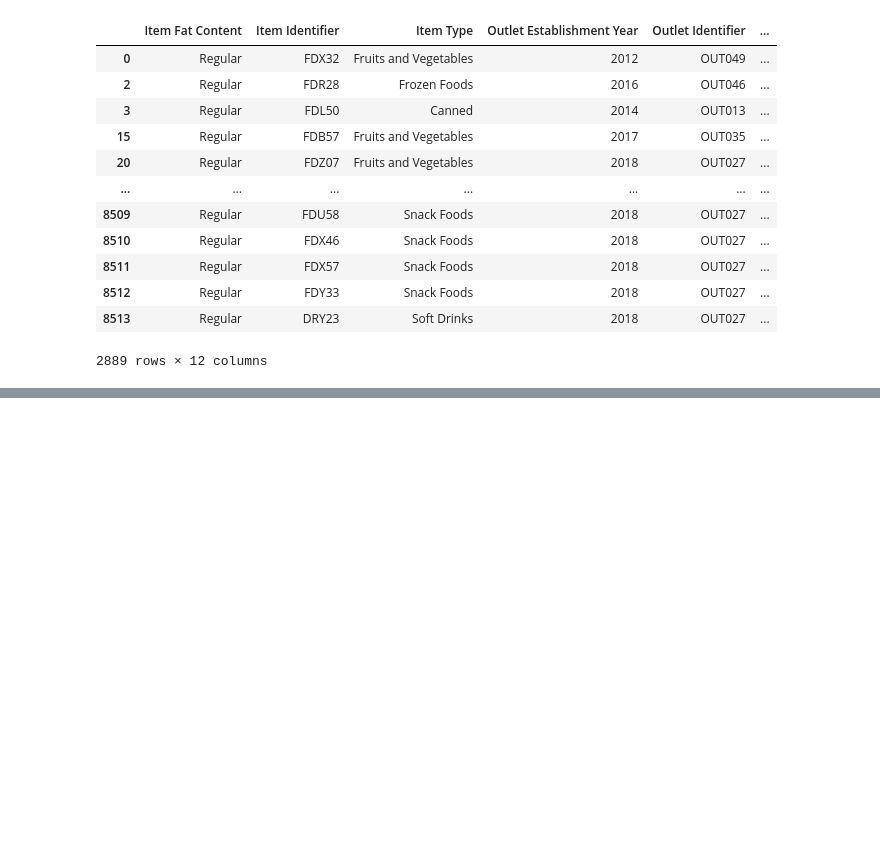
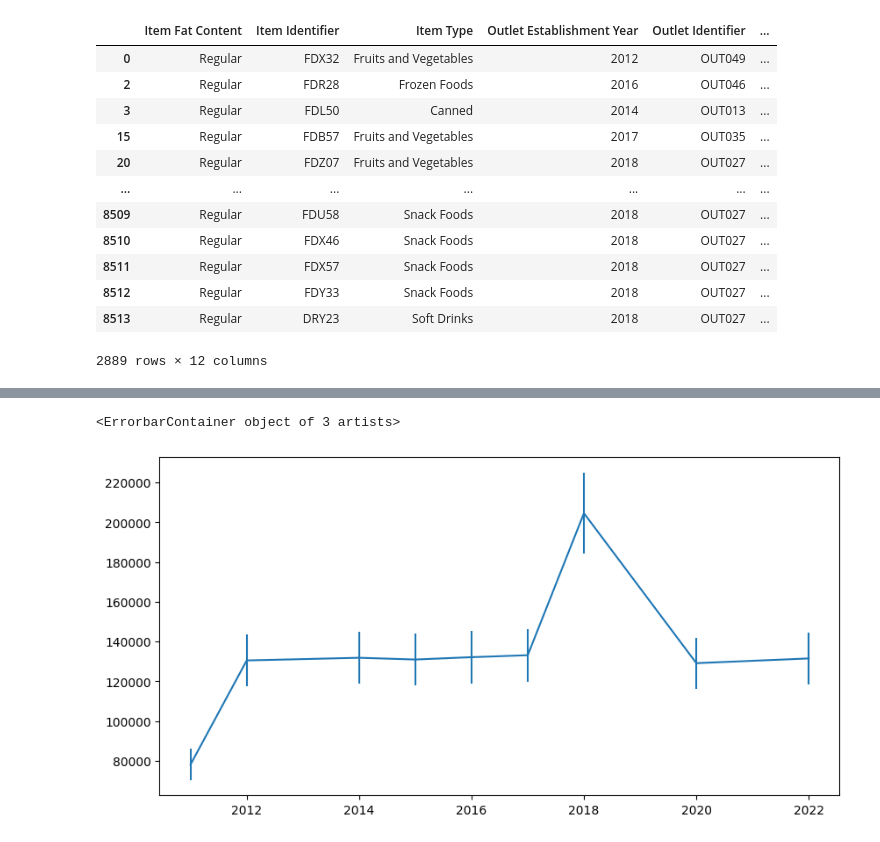
Before and after one commit to Lam2y/Data-Analytics, a Jupyter notebook: Datasets/BlinkIT/BlinkIT.ipynb, the cells around one changed output, grey strips where cells are left out. Drawn from its saved outputs; the diff is of its cells as text; code cells hidden in the pictures; blank space fills up the shorter version.

```diff
--- a/Datasets/BlinkIT/BlinkIT.ipynb
+++ b/Datasets/BlinkIT/BlinkIT.ipynb
@@ -47,0 +130,7 @@ df1[df1['Item Fat Content']=='Regular']
+# %%
+df_agg = df.groupby([df['Outlet Establishment Year']])['Sales'].sum()
+plt.figure(figsize=(10,5))
+plt.errorbar(df_agg.index,df_agg.values,yerr=0.1*df_agg.values)
+# %% [output]
+<ErrorbarContainer object of 3 artists>
+[figure, added]
```
Also changed, not shown: parts of 5 cells of this notebook, 22 other files.
